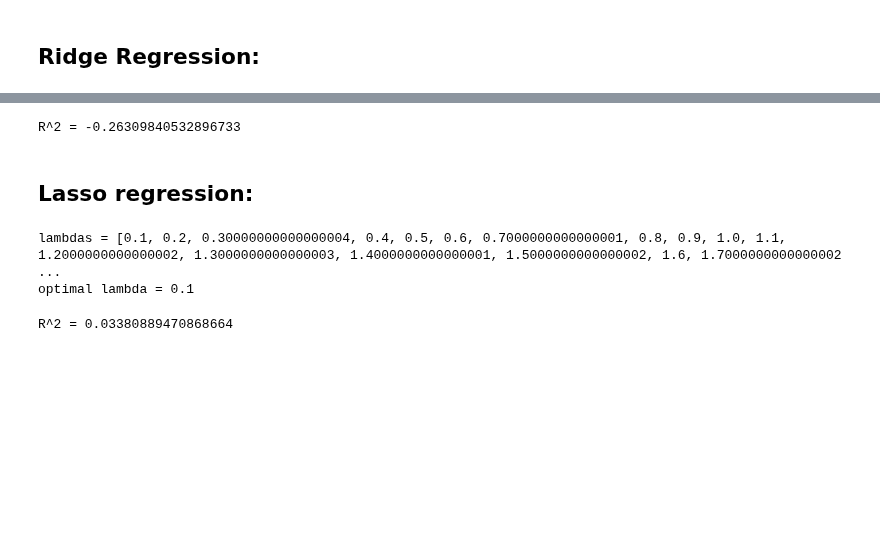
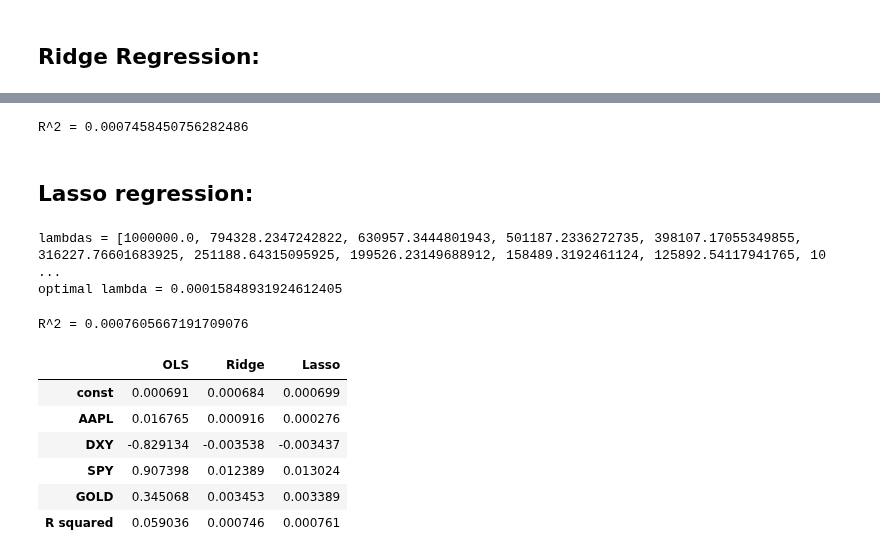
Before and after one commit to adevrent/wqu_mscfe, a Jupyter notebook: Financial Econometrics/M2/BTC_AAPL_DXY_SPY_GOLD.ipynb, the cells around one changed output, grey strips where cells are left out. Saved outputs shown, nothing was run; the diff lists cells and outputs as text; code cells hidden in the pictures; blank space fills up the shorter version.

```diff
--- a/Financial Econometrics/M2/BTC_AAPL_DXY_SPY_GOLD.ipynb
+++ b/Financial Econometrics/M2/BTC_AAPL_DXY_SPY_GOLD.ipynb
@@ -254,16 +257,16 @@ for name, coef in myzip:
 beta_dict["Ridge"] = pd.Series(coefdict_ridge)
 # %%
 # Get y^ (fitted values) values
-yhat_ridge = model_ridge.predict(sm.add_constant(test_x))
+yhat_ridge = model_ridge.predict(test_x)
 
 # Get actual values
-y = test_df["BTC"]
+y = test_y
 
 # Calculate residual sum of squares (RSS)
-rss_ridge = np.sum(np.power((y - yhat_ridge), 2))
+rss_ridge = np.sum(np.power(y - yhat_ridge, 2))
 
 # Calculate denominator of R^2
-denom_r2 = np.sum(np.power((y - y.mean()), 2))
+denom_r2 = np.sum(np.power(y - np.mean(y), 2))
 
 # Calculate R^2 from RSS and sample variance
 rsquared_ridge = 1 - (rss_ridge / denom_r2)
@@ -273,24 +276,25 @@ rsquared_dict["Ridge"] = rsquared_ridge
 
 print("R^2 =", rsquared_ridge)
 # %% [output]
-R^2 = -0.26309840532896733
+R^2 = 0.0007458450756282486
 # %% [markdown]
 ## Lasso regression:
 # %%
 # Generate a sequence of lambdas to try
-lambdas = [x for x in np.arange(0.1, 20, 0.1)]
+lambdas = [np.power(10, i) for i in np.arange(6, -6, -0.1)]
+alphas = lambdas
 print("lambdas =", lambdas)
 
 # Use 10-fold Cross Validation to find optimal lambda
 # using training set
-model_lasso_cv = LassoCV(alphas=lambdas, cv=10).fit(train_x_std, train_y_std)
+model_lasso_cv = LassoCV(alphas=alphas, cv=10).fit(train_x, train_y)
 print("optimal lambda =", model_lasso_cv.alpha_)
 # %% [output]
-lambdas = [0.1, 0.2, 0.30000000000000004, 0.4, 0.5, 0.6, 0.7000000000000001, 0.8, 0.9, 1.0, 1.1, 1.2000000000000002, 1.3000000000000003, 1.4000000000000001, 1.5000000000000002, 1.6, 1.7000000000000002 ...
-optimal lambda = 0.1
+lambdas = [1000000.0, 794328.2347242822, 630957.3444801943, 501187.2336272735, 398107.17055349855, 316227.76601683925, 251188.64315095925, 199526.23149688912, 158489.3192461124, 125892.54117941765, 10 ...
+optimal lambda = 0.00015848931924612405
 # %%
 # Fit a Lasso model with optimal lambda
-model_lasso = Lasso(model_lasso_cv.alpha_, fit_intercept=False).fit(sm.add_constant(train_x_std), train_y_std)
+model_lasso = Lasso(model_lasso_cv.alpha_, fit_intercept=True).fit(train_x, train_y)
 coefdict_lasso = {"const":model_lasso.intercept_}
 
 for name, coef in zip(model_lasso.feature_names_in_, model_lasso.coef_):
@@ -302,16 +306,16 @@ beta_dict["Lasso"] = pd.Series(coefdict_lasso)
 # Now test our Lasso model with test data
 
 # Get y^ (fitted values) values
-yhat_lasso = model_lasso.predict(sm.add_constant(test_x))
+yhat_lasso = model_lasso.predict(test_x)
 
 # Get actual values
-y = test_df["BTC"]
+y = test_y
 
 # Calculate residual sum of squares (RSS)
-rss_lasso = np.sum(np.power((y - yhat_lasso), 2))
+rss_lasso = np.sum(np.power(y - yhat_lasso, 2))
 
 # Calculate denominator of R^2
-denom_r2 = np.sum(np.power((y - y.mean()), 2))
+denom_r2 = np.sum(np.power(y - np.mean(y), 2))
 
 # Calculate R^2 from RSS and sample variance
 rsquared_lasso = 1 - (rss_lasso / denom_r2)
@@ -321,4 +325,18 @@ rsquared_dict["Lasso"] = rsquared_lasso
 
 print("R^2 =", rsquared_lasso)
 # %% [output]
-R^2 = 0.03380889470868664
+R^2 = 0.0007605667191709076
+# %%
+r2_series = pd.Series(rsquared_dict, name="R squared")
+coef_df = pd.DataFrame(beta_dict)
+# results_df = pd.concat([coef_df, r2_series], axis=1)
+coef_df.loc["R squared", :] = r2_series
+coef_df
+# %% [output]
+|  | OLS | Ridge | Lasso |
+| const | 0.000691 | 0.000684 | 0.000699 |
+| AAPL | 0.016765 | 0.000916 | 0.000276 |
+| DXY | -0.829134 | -0.003538 | -0.003437 |
+| SPY | 0.907398 | 0.012389 | 0.013024 |
+| GOLD | 0.345068 | 0.003453 | 0.003389 |
+| R squared | 0.059036 | 0.000746 | 0.000761 |
```
Also changed, not shown: parts of 10 cells of this notebook, 2 other files.
